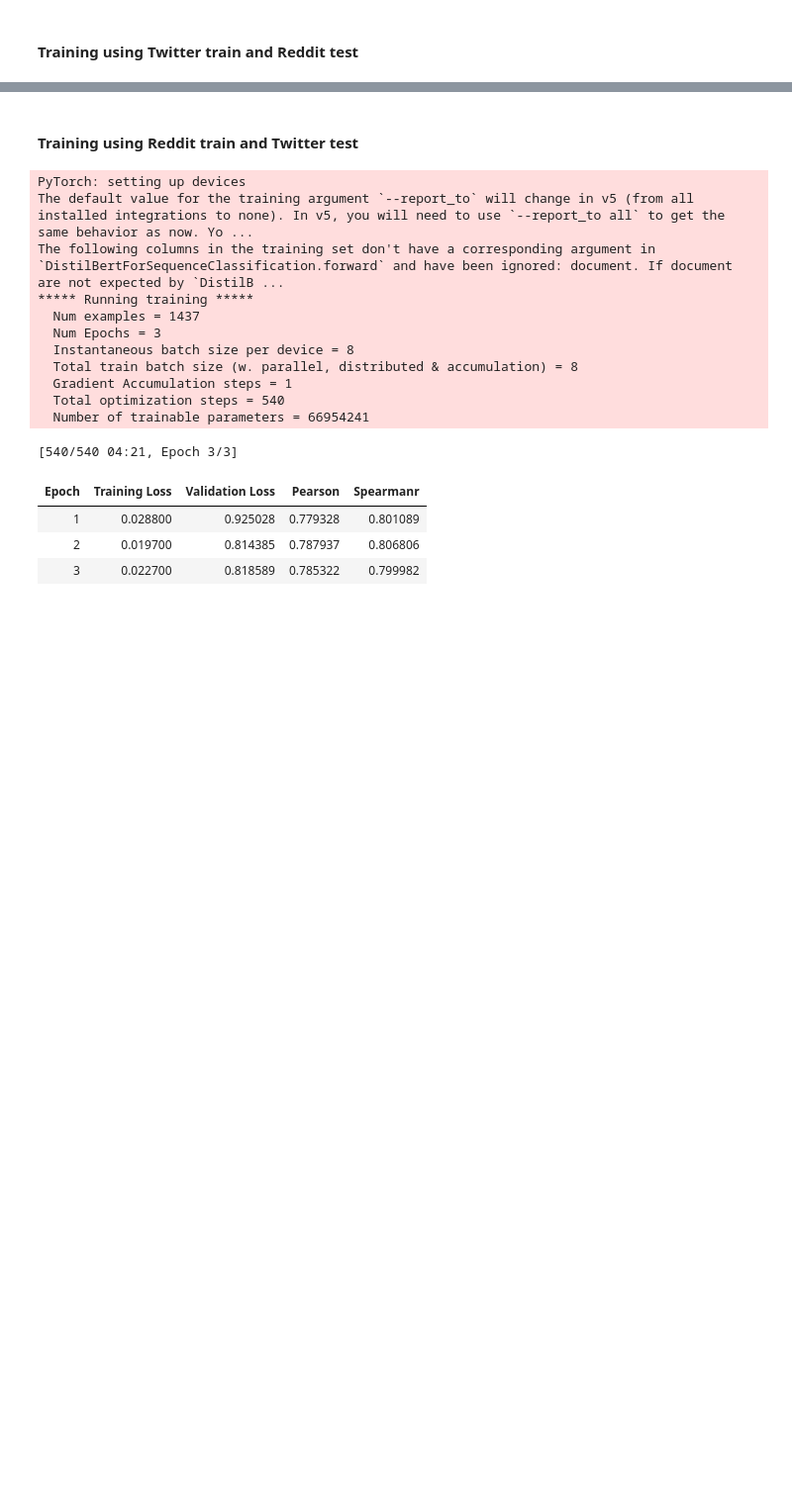
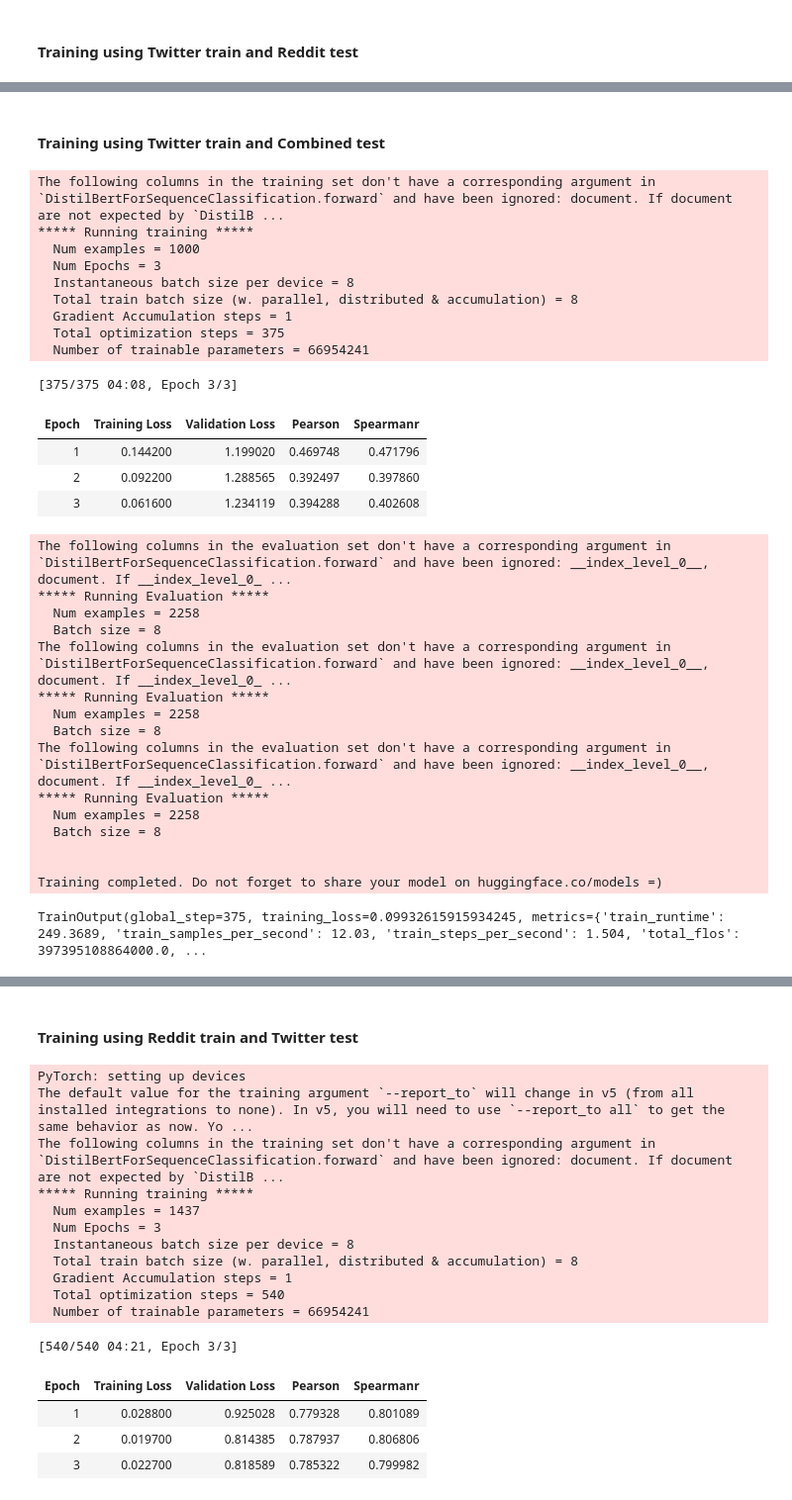
Before and after one commit to aishafarooque/Tweet-Intimacy-Analysis, a Jupyter notebook: Baseline_BERT_Regression.ipynb, the cells around one changed output, grey strips where cells are left out. Shown: that part at 99% size. Drawn from its saved outputs; the diff is of its cells as text; code cells hidden in the pictures; blank space fills up the shorter version.

```diff
--- a/Baseline_BERT_Regression.ipynb
+++ b/Baseline_BERT_Regression.ipynb
@@ -192,3 +198,7 @@ DatasetDict({
         num_rows: 360
     })
 })
+# %%
+combined_dataset = Dataset.from_pandas(combined_df)
+combined_dataset = combined_dataset.train_test_split(test_size=0.2)
+combined_dataset
@@ -275,0 +323,3 @@ DatasetDict({
+# %%
+combined_tokenized_datasets = combined_dataset.map(tokenize_function, batched=True)
+combined_tokenized_datasets
@@ -568,0 +653,48 @@ The following columns in the test set don't have a corresponding argument in `Di
+# %% [markdown]
+#### Training using Twitter train and Combined test
+# %%
+from transformers import TrainingArguments, Trainer
+
+train_dataset = twitter_tokenized_datasets_train
+eval_dataset = combined_tokenized_datasets[TEST]
+
+twitter_combined_trainer = Trainer(
+    model=model,
+    args=training_args,
+    train_dataset=train_dataset,
+    eval_dataset=eval_dataset,
+    compute_metrics=compute_metrics
+)
+
+twitter_combined_trainer.train()
+# %% [output]
+The following columns in the training set don't have a corresponding argument in `DistilBertForSequenceClassification.forward` and have been ignored: document. If document are not expected by `DistilB ...
+***** Running training *****
+  Num examples = 1000
+  Num Epochs = 3
+  Instantaneous batch size per device = 8
+  Total train batch size (w. parallel, distributed & accumulation) = 8
+  Gradient Accumulation steps = 1
+  Total optimization steps = 375
+  Number of trainable parameters = 66954241
+[375/375 04:08, Epoch 3/3]
+| Epoch | Training Loss | Validation Loss | Pearson | Spearmanr |
+| 1 | 0.144200 | 1.199020 | 0.469748 | 0.471796 |
+| 2 | 0.092200 | 1.288565 | 0.392497 | 0.397860 |
+| 3 | 0.061600 | 1.234119 | 0.394288 | 0.402608 |
+The following columns in the evaluation set don't have a corresponding argument in `DistilBertForSequenceClassification.forward` and have been ignored: __index_level_0__, document. If __index_level_0_ ...
+***** Running Evaluation *****
+  Num examples = 2258
+  Batch size = 8
+The following columns in the evaluation set don't have a corresponding argument in `DistilBertForSequenceClassification.forward` and have been ignored: __index_level_0__, document. If __index_level_0_ ...
+***** Running Evaluation *****
+  Num examples = 2258
+  Batch size = 8
+The following columns in the evaluation set don't have a corresponding argument in `DistilBertForSequenceClassification.forward` and have been ignored: __index_level_0__, document. If __index_level_0_ ...
+***** Running Evaluation *****
+  Num examples = 2258
+  Batch size = 8
+
+
+Training completed. Do not forget to share your model on huggingface.co/models =)
+TrainOutput(global_step=375, training_loss=0.09932615915934245, metrics={'train_runtime': 249.3689, 'train_samples_per_second': 12.03, 'train_steps_per_second': 1.504, 'total_flos': 397395108864000.0, ...
```
Also changed, not shown: parts of 65 cells of this notebook.
